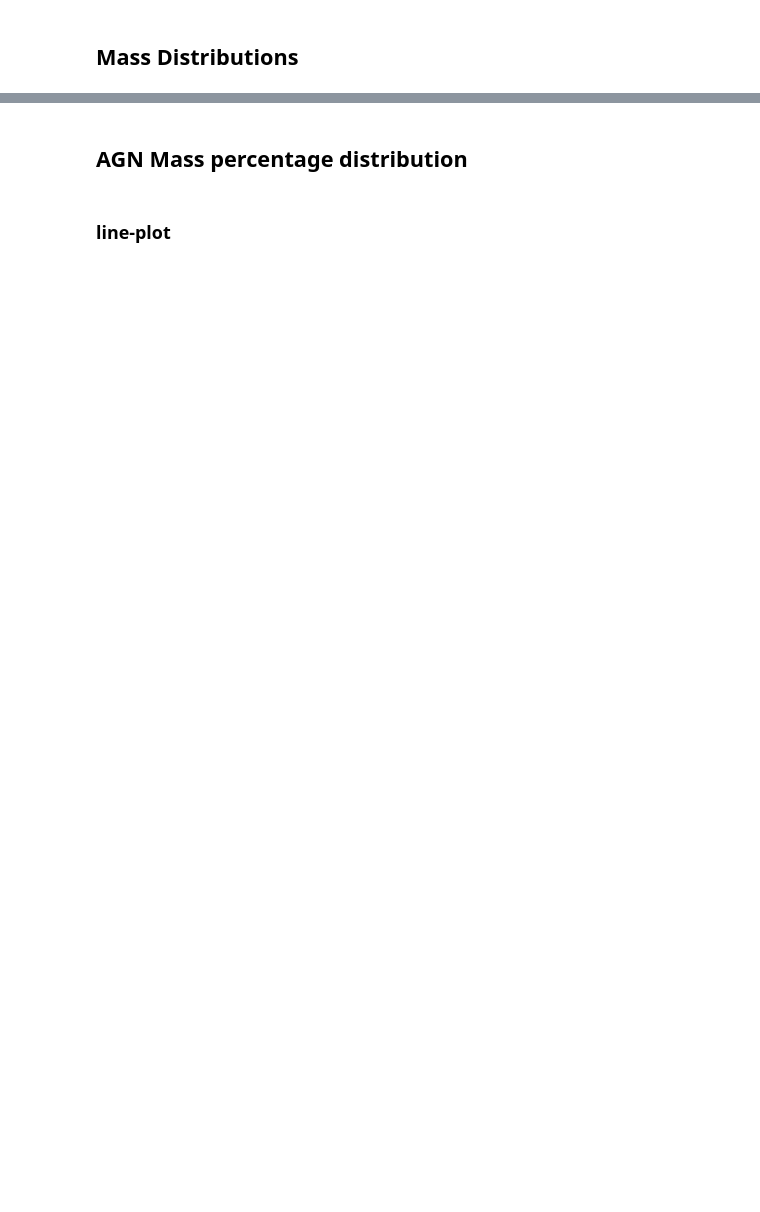
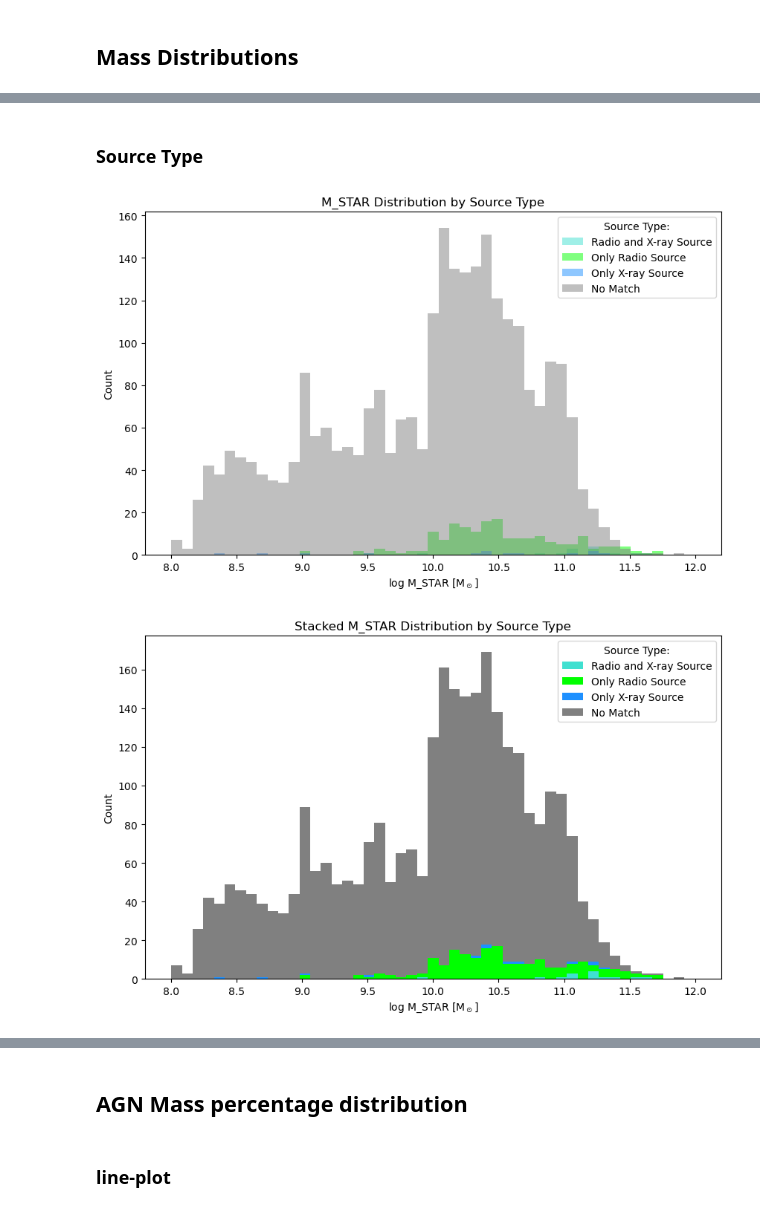
Before and after one commit to mspan4/sami_tools_smc_mspa4681, a Jupyter notebook: Code/AGN_statistics.ipynb, the cells around one changed output, grey strips where cells are left out. Saved outputs shown, nothing was run; the diff lists cells and outputs as text; code cells hidden in the pictures; blank space fills up the shorter version.

```diff
--- a/Code/AGN_statistics.ipynb
+++ b/Code/AGN_statistics.ipynb
@@ -169,0 +269,61 @@ plt.show()
+# %% [markdown]
+### Source Type
+# %%
+bins = np.linspace(8, 12, 50)
+
+plt.figure(figsize=(10, 6))
+
+for category, (source_mask, marker, linestyle, point_size, colour) in source_type_dict.items():
+    mask = source_mask
+    if np.any(mask):
+        plt.hist(M_STAR_array[mask], bins=bins, label=category, alpha=0.5, color=colour, linestyle=linestyle)
+
+plt.title('M_STAR Distribution by Source Type')
+plt.legend(title='Source Type:')
+plt.xlabel('log M_STAR [M$_\\odot$]')
+plt.ylabel('Count')
+plt.show()
+
+plt.figure(figsize=(10, 6))
+M_STAR_ls = []
+for category, (source_mask, marker, linestyle, point_size, colour) in source_type_dict.items():
+    M_STAR_ls.append(M_STAR_array[source_mask])
+plt.hist(M_STAR_ls, bins=bins, label=source_type_dict.keys(), stacked=True, color=[source_type_dict[cat][4] for cat in source_type_dict.keys()])
+plt.xlabel('log M_STAR [M$_\\odot$]')
+plt.ylabel('Count')
+plt.title('Stacked M_STAR Distribution by Source Type')
+plt.legend(title='Source Type:')
+
+bins = np.linspace(8, 12, 20)
+
+
+
+plt.figure(figsize=(10, 6))
+
+for category, (source_mask, marker, linestyle, point_size, colour) in source_type_dict.items():
+    mask = source_mask
+    if category == 'No Match':
+        continue
+    if np.any(mask):
+        plt.hist(M_STAR_array[mask], bins=bins, label=category, alpha=0.5, color=colour, linestyle=linestyle)
+plt.title('M_STAR Distribution by Source Type (Excluding No Match)')
+plt.legend(title='Source Type:')
+plt.xlabel('log M_STAR [M$_\\odot$]')
+plt.ylabel('Count')
+plt.show()
+
+plt.figure(figsize=(10, 6))
+M_STAR_ls = []
+for category, (source_mask, marker, linestyle, point_size, colour) in source_type_dict.items():
+    if category == 'No Match':
+        continue
+    M_STAR_ls.append(M_STAR_array[source_mask])
+plt.hist(M_STAR_ls, bins=bins, label=source_type_dict.keys(), stacked=True, color=[source_type_dict[cat][4] for cat in source_type_dict.keys() if cat != 'No Match'])
+plt.xlabel('log M_STAR [M$_\\odot$]')
+plt.ylabel('Count')
+plt.title('Stacked M_STAR Distribution by Source Type (Excluding No Match)')
+plt.legend(title='Source Type:')
+plt.show()
+# %% [output]
+[figure, added]
+[figure, added]
```
Also changed, not shown: parts of 48 cells of this notebook, 1 other file.
